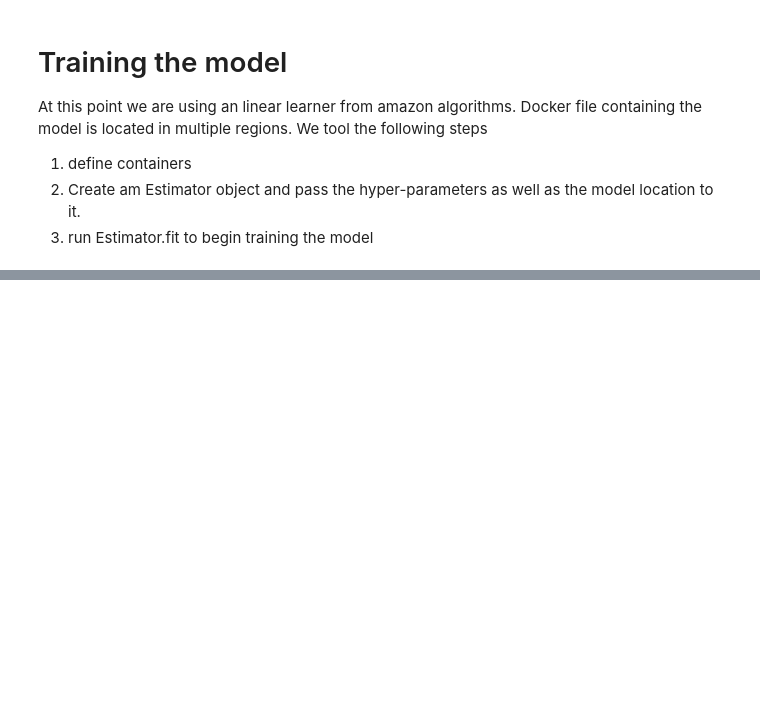
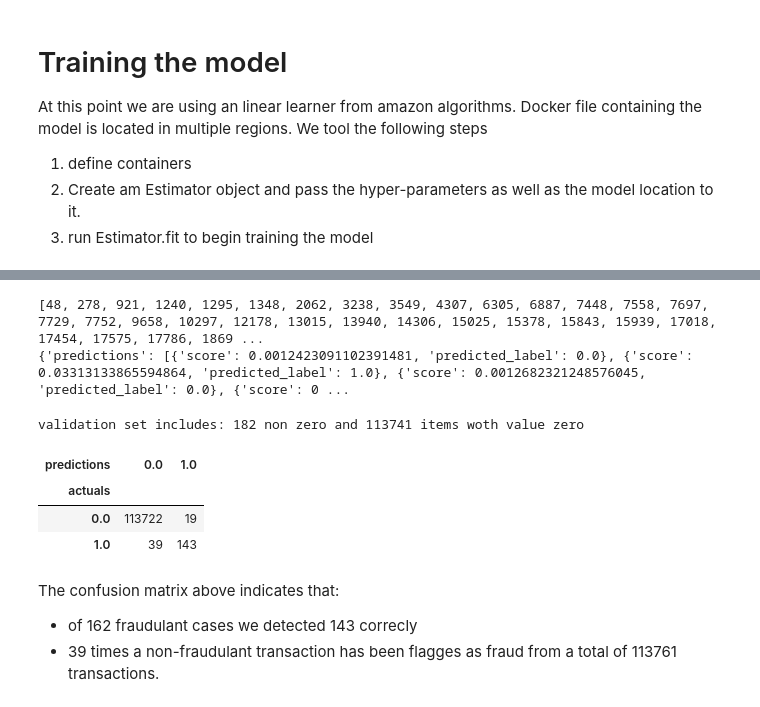
Before and after one commit to cyrusmvahid/sagemaker-demos, a Jupyter notebook: credircard_fraud/linear_learner_visa-kaggle.ipynb, the cells around one changed output, grey strips where cells are left out. Saved outputs shown, nothing was run; the diff lists cells and outputs as text; code cells hidden in the pictures; blank space fills up the shorter version.

```diff
--- a/credircard_fraud/linear_learner_visa-kaggle.ipynb
+++ b/credircard_fraud/linear_learner_visa-kaggle.ipynb
@@ -194,0 +221,4 @@ INFO:sagemaker:Creating training-job with name: linear-learner-2018-01-03-11-49-
+# %%
+linear_predictor = linear.deploy(initial_instance_count=1, #Initial number of instances.
+                                                           #Autoscaling can increase the number of instances.
+                                 instance_type='ml.m4.xlarge') # instance type
@@ -194,0 +232,43 @@ INFO:sagemaker:Creating training-job with name: linear-learner-2018-01-03-11-49-
+# %%
+linear_predictor.content_type = 'text/csv'
+linear_predictor.serializer = csv_serializer
+linear_predictor.deserializer = json_deserializer
+# %%
+#since score==1 is very rare we want to make sure we can correctly predict fradulant transaction.
+#First we print a lost of all labels where score == 1, then then run a prediction
+t = []
+for i in range(len(train_label)):
+    if train_label[i] == 1:
+        t.append(i)
+
+print(t)
+print(linear_predictor.predict(train_set[0][1294:1299]))
+# %% [output]
+[48, 278, 921, 1240, 1295, 1348, 2062, 3238, 3549, 4307, 6305, 6887, 7448, 7558, 7697, 7729, 7752, 9658, 10297, 12178, 13015, 13940, 14306, 15025, 15378, 15843, 15939, 17018, 17454, 17575, 17786, 1869 ...
+{'predictions': [{'score': 0.0012423091102391481, 'predicted_label': 0.0}, {'score': 0.03313133865594864, 'predicted_label': 1.0}, {'score': 0.0012682321248576045, 'predicted_label': 0.0}, {'score': 0 ...
+# %%
+non_zero = np.count_nonzero(test_set[1])
+zero = len(test_set[1]) - non_zero
+print("validation set includes: {} non zero and {} items woth value zero".format(non_zero, zero))
+# %% [output]
+validation set includes: 182 non zero and 113741 items woth value zero
+# %%
+predictions = []
+for array in np.array_split(test_set[0], 100):
+    result = linear_predictor.predict(array)
+    predictions += [r['predicted_label'] for r in result['predictions']]
+
+predictions = np.array(predictions)
+# %%
+import pandas as pd
+
+pd.crosstab(test_set[1], predictions, rownames=['actuals'], colnames=['predictions'])
+# %% [output]
+| predictions | 0.0 | 1.0 |
+| actuals |  |  |
+| 0.0 | 113722 | 19 |
+| 1.0 | 39 | 143 |
+# %% [markdown]
+The confusion matrix above indicates that:
+- of 162 fraudulant cases we detected 143 correcly
+- 39 times a non-fraudulant transaction has been flagges as fraud from a total of 113761 transactions.
```
Also changed, not shown: parts of 11 cells of this notebook.
